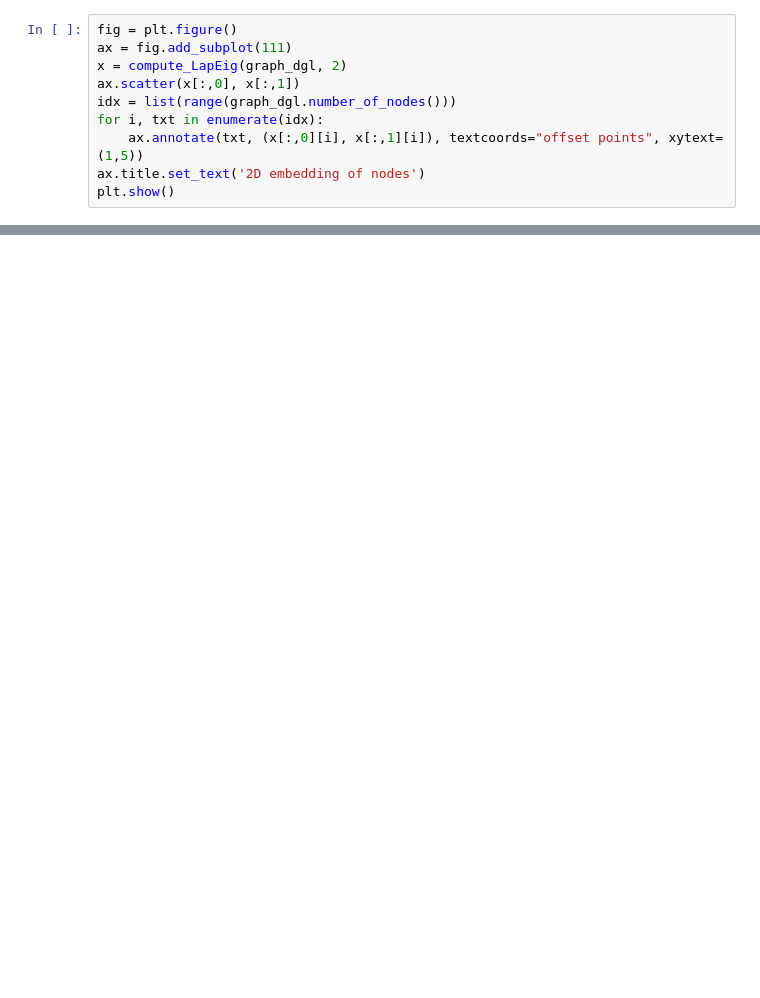
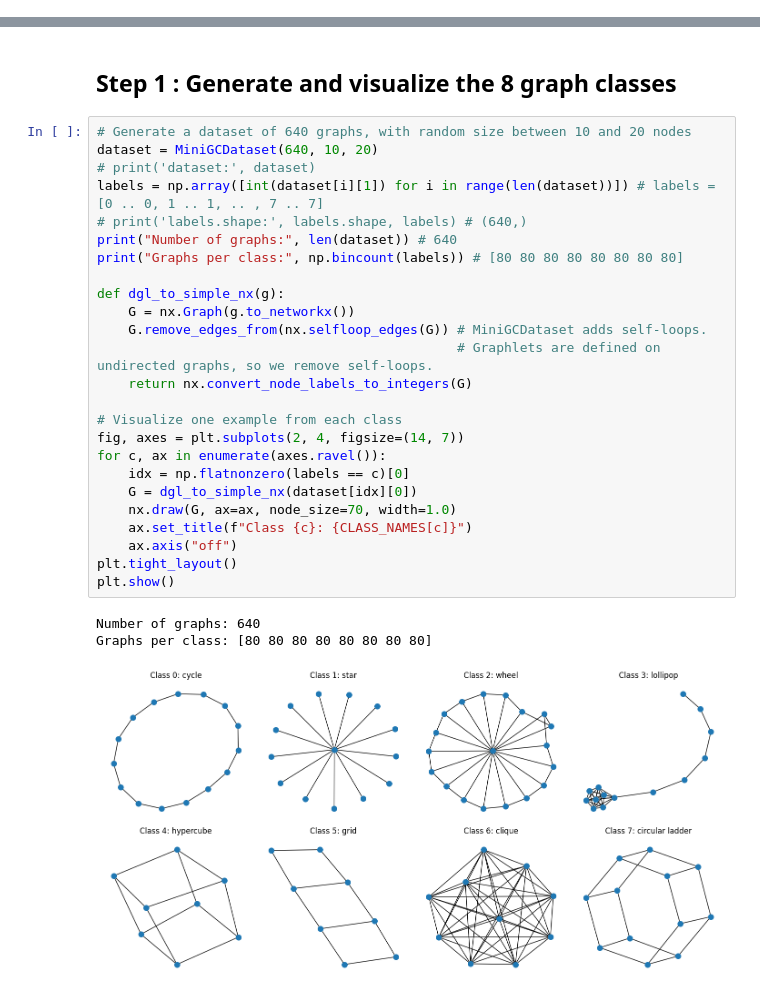
Before and after one commit to xbresson/CS5284_2026, a Jupyter notebook: 05_Shallow_Learning/code02_solution.ipynb, the cells around one changed output, grey strips where cells are left out. Saved outputs shown, nothing was run; the diff lists cells and outputs as text; blank space fills up the shorter version.

```diff
--- a/05_Shallow_Learning/code02_solution.ipynb
+++ b/05_Shallow_Learning/code02_solution.ipynb
@@ -341,10 +0,0 @@ Instructions:
-# %%
-fig = plt.figure()
-ax = fig.add_subplot(111)
-x = compute_LapEig(graph_dgl, 2)
-ax.scatter(x[:,0], x[:,1])
-idx = list(range(graph_dgl.number_of_nodes()))
-for i, txt in enumerate(idx):
-    ax.annotate(txt, (x[:,0][i], x[:,1][i]), textcoords="offset points", xytext=(1,5))
-ax.title.set_text('2D embedding of nodes')
-plt.show()
@@ -449,0 +94,31 @@ print('# dgl => dense pytorch\n', graph_pytorch, type(graph_pytorch)); print('\n
+# %% [markdown]
+## Step 1 : Generate and visualize the 8 graph classes
+# %%
+# Generate a dataset of 640 graphs, with random size between 10 and 20 nodes
+dataset = MiniGCDataset(640, 10, 20)
+# print('dataset:', dataset)
+labels = np.array([int(dataset[i][1]) for i in range(len(dataset))]) # labels = [0 .. 0, 1 .. 1, .. , 7 .. 7]
+# print('labels.shape:', labels.shape, labels) # (640,)
+print("Number of graphs:", len(dataset)) # 640
+print("Graphs per class:", np.bincount(labels)) # [80 80 80 80 80 80 80 80]
+
+def dgl_to_simple_nx(g):
+    G = nx.Graph(g.to_networkx())
+    G.remove_edges_from(nx.selfloop_edges(G)) # MiniGCDataset adds self-loops.
+                                              # Graphlets are defined on undirected graphs, so we remove self-loops.
+    return nx.convert_node_labels_to_integers(G)
+
+# Visualize one example from each class
+fig, axes = plt.subplots(2, 4, figsize=(14, 7))
+for c, ax in enumerate(axes.ravel()):
+    idx = np.flatnonzero(labels == c)[0]
+    G = dgl_to_simple_nx(dataset[idx][0])
+    nx.draw(G, ax=ax, node_size=70, width=1.0)
+    ax.set_title(f"Class {c}: {CLASS_NAMES[c]}")
+    ax.axis("off")
+plt.tight_layout()
+plt.show()
+# %% [output]
+Number of graphs: 640
+Graphs per class: [80 80 80 80 80 80 80 80]
+[figure, added]
```
Also changed, not shown: parts of 43 cells of this notebook, 6 other files.
